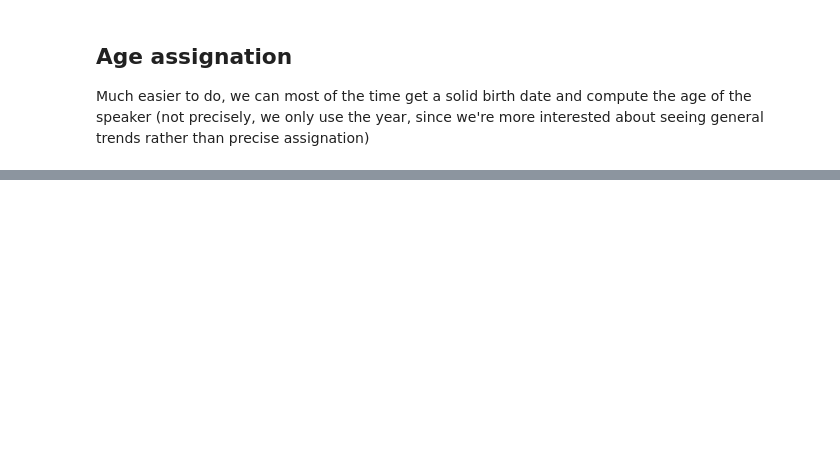
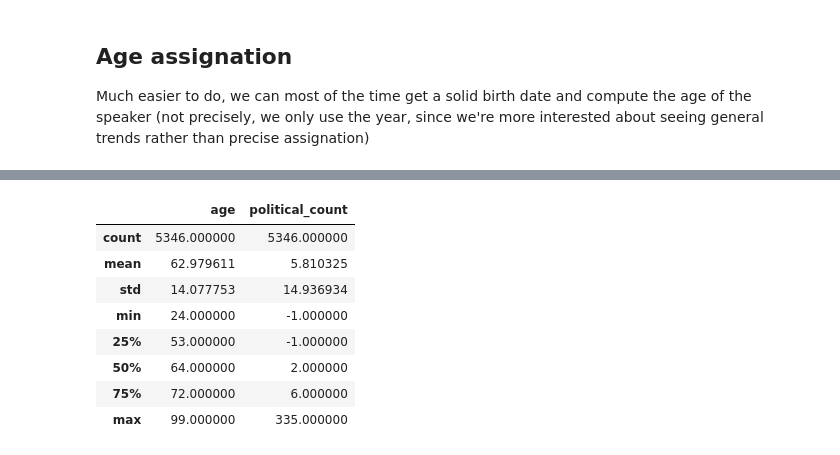
Before and after one commit to epfl-ada/ada-2021-project-adada-sur-mon-bidet, a Jupyter notebook: notebooks/processing_pickle.ipynb, the cells around one changed output, grey strips where cells are left out. Drawn from its saved outputs; the diff is of its cells as text; code cells hidden in the pictures; blank space fills up the shorter version.

```diff
--- a/notebooks/processing_pickle.ipynb
+++ b/notebooks/processing_pickle.ipynb
@@ -270,0 +286,12 @@ Text(0.5, 1.0, 'Age distribution of each assigned gender')
+# %%
+df[(df["wing"]=="Democrat") & (df["gender"]=="male")].describe()
+# %% [output]
+|  | age | political_count |
+| count | 5346.000000 | 5346.000000 |
+| mean | 62.979611 | 5.810325 |
+| std | 14.077753 | 14.936934 |
+| min | 24.000000 | -1.000000 |
+| 25% | 53.000000 | -1.000000 |
+| 50% | 64.000000 | 2.000000 |
+| 75% | 72.000000 | 6.000000 |
+| max | 99.000000 | 335.000000 |
```
Also changed, not shown: parts of 27 cells of this notebook, 1 other file.
